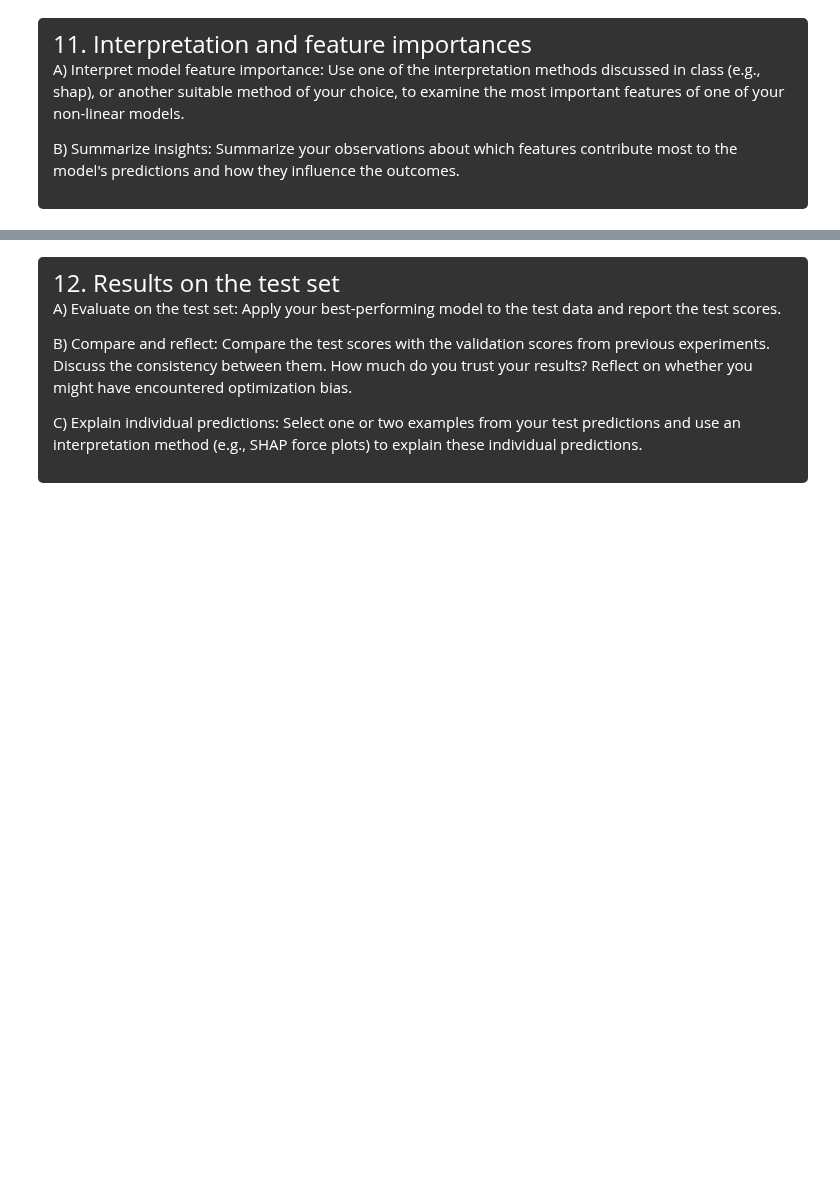
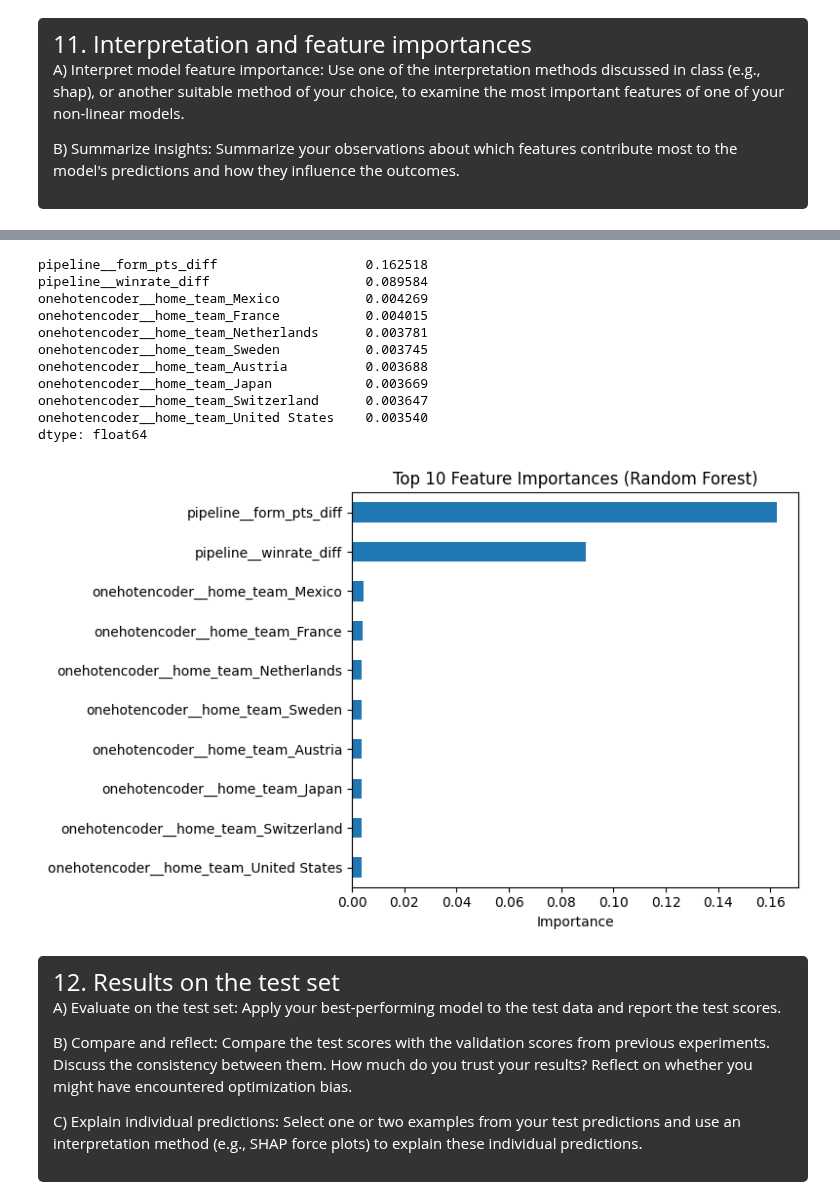
Before and after one commit to sabrinayuan07-cloud/World-Cup-2026-Predictor, a Jupyter notebook: world_cup_predictor.ipynb, the cells around one changed output, grey strips where cells are left out. Saved outputs shown, nothing was run; the diff lists cells and outputs as text; code cells hidden in the pictures; blank space fills up the shorter version.

```diff
--- a/world_cup_predictor.ipynb
+++ b/world_cup_predictor.ipynb
@@ -375,3 +490,18 @@ B) Use suitable optimization methods: You may use any of the following approache
 
 C) Summarize your results: Report and compare the optimized results across models. Discuss whether hyperparameter optimization led to performance improvements.
 </div>
+# %%
+pipe_rf = make_pipeline(
+    preprocessor, RandomForestClassifier(
+        n_jobs=-1,
+        random_state=123,
+    ),
+)
+
+pipe_gb = make_pipeline(
+    preprocessor, GradientBoostingClassifier(
+        random_state=123,
+    ),
+)
+
+pipe_dt = make_pipeline(preprocessor, DecisionTreeClassifier(random_state=123))
@@ -377,0 +525,9 @@ C) Summarize your results: Report and compare the optimized results across model
+# %%
+gs_rf = GridSearchCV(pipe_rf, param_grid_rf, cv=5, scoring='f1_macro', n_jobs=-1)
+gs_rf.fit(X_train, y_train)
+
+gs_gb = GridSearchCV(pipe_gb, param_grid_gb, cv=5, scoring='f1_macro', n_jobs=-1)
+gs_gb.fit(X_train, y_train)
+
+gs_dt = GridSearchCV(pipe_dt, param_grid_dt, cv=5, scoring='f1_macro', n_jobs=-1)
+gs_dt.fit(X_train, y_train)
@@ -386,3 +613,36 @@ B) Summarize insights: Summarize your observations about which features contribu
+# %%
+import pandas as pd
+import matplotlib.pyplot as plt
+
+best_rf = gs_rf.best_estimator_
+rf_model = best_rf.named_steps['randomforestclassifier']
+prep     = best_rf.named_steps['columntransformer']
+
+feature_names = prep.get_feature_names_out()
+importances = pd.Series(rf_model.feature_importances_, index=feature_names)
+
+top = importances.sort_values(ascending=False).head(10)
+print(top)
+
+# Clean horizontal bar chart
+top.sort_values().plot.barh(figsize=(8, 5))
+plt.title("Top 10 Feature Importances (Random Forest)")
+plt.xlabel("Importance")
+plt.tight_layout()
+plt.show()
+# %% [output]
+pipeline__form_pts_diff                   0.162518
+pipeline__winrate_diff                    0.089584
+onehotencoder__home_team_Mexico           0.004269
+onehotencoder__home_team_France           0.004015
+onehotencoder__home_team_Netherlands      0.003781
+onehotencoder__home_team_Sweden           0.003745
+onehotencoder__home_team_Austria          0.003688
+onehotencoder__home_team_Japan            0.003669
+onehotencoder__home_team_Switzerland      0.003647
+onehotencoder__home_team_United States    0.003540
+dtype: float64
+[figure, added]
 # %% [markdown]
 <div style="background-color: #333333; color: #FFFFFF; padding: 15px; border-radius: 5px;">
 <span style="font-size: 24px;">12. Results on the test set</span>
```
Also changed, not shown: parts of 22 cells of this notebook.
